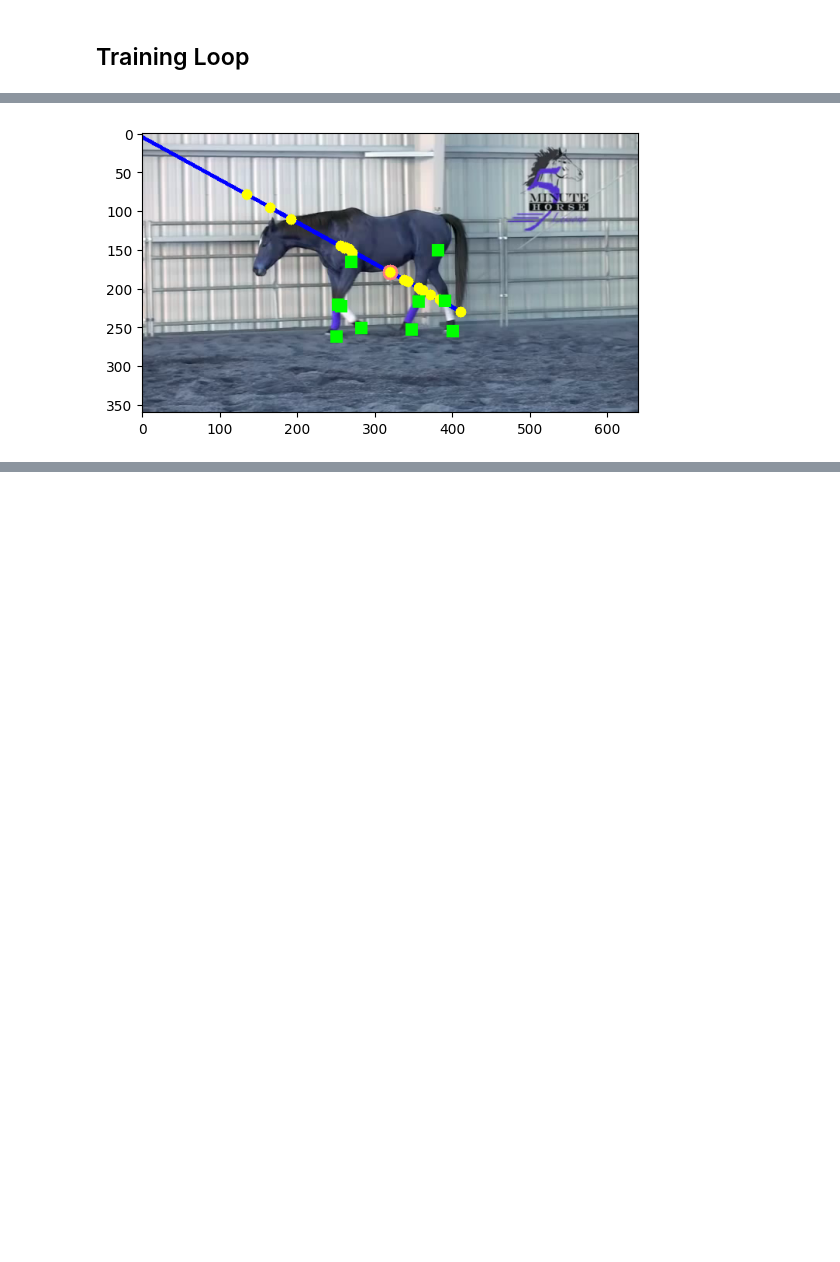
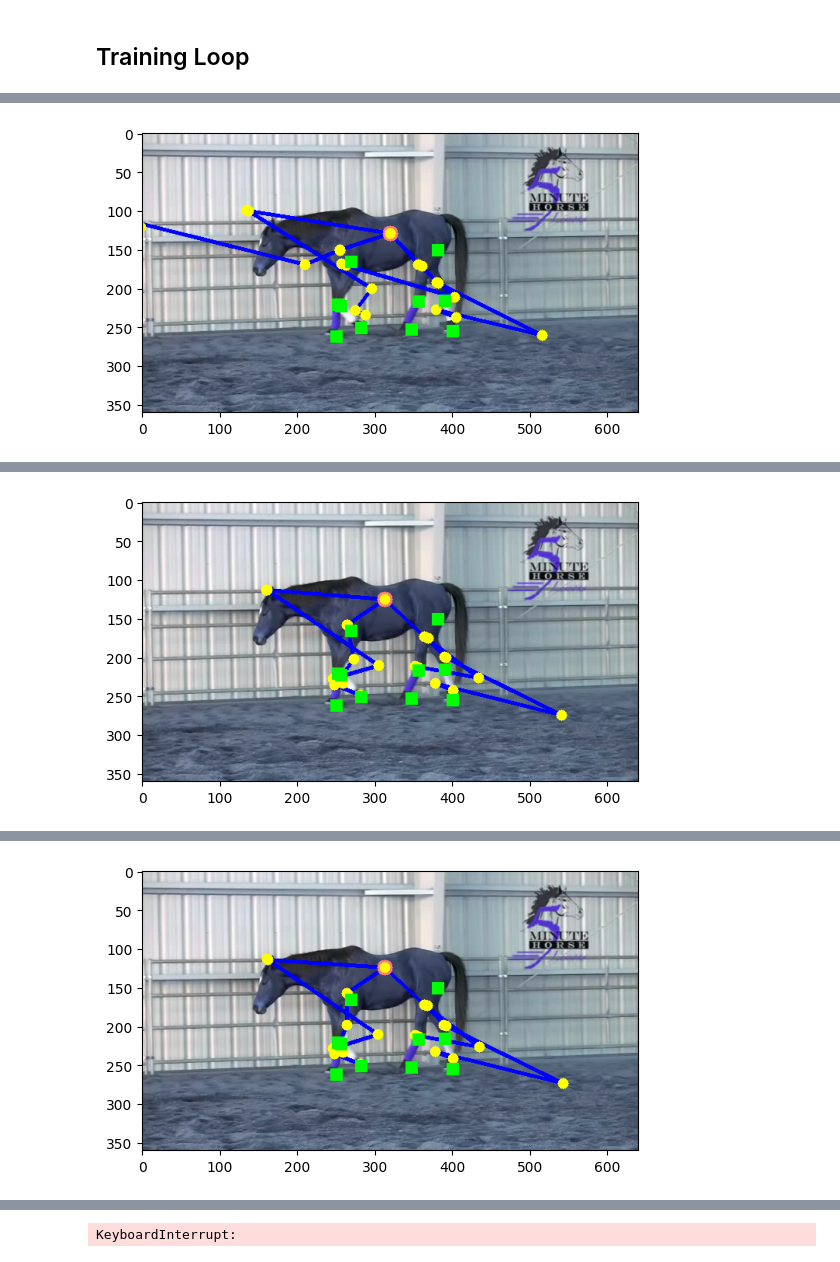
Before and after one commit to amanguptaBay/DiffRobotA1, a Jupyter notebook: optimizationWithImage.ipynb, the cells around one changed output, grey strips where cells are left out. Saved outputs shown, nothing was run; the diff lists cells and outputs as text; code cells hidden in the pictures; blank space fills up the shorter version.

Commit message:
Batch Optimization + Removed Joint Limits

```diff
--- a/optimizationWithImage.ipynb
+++ b/optimizationWithImage.ipynb
@@ -295,7 +295,9 @@ lines = [(joint.find("./parent").attrib.get("link"),joint.find("./child").attrib
 links = [('base', 'trunk'), ('trunk', 'imu_link'), ('trunk', 'FR_hip'), ('FR_hip', 'FR_thigh_shoulder'), ('FR_hip', 'FR_thigh'), ('FR_thigh', 'FR_calf'), ('FR_calf', 'FR_foot'), ('trunk', 'FL_hip'), ('FL_hip', 'FL_thigh_shoulder'), ('FL_hip', 'FL_thigh'), ('FL_thigh', 'FL_calf'), ('FL_calf', 'FL_foot'), ('trunk', 'RR_hip'), ('RR_hip', 'RR_thigh_shoulder'), ('RR_hip', 'RR_thigh'), ('RR_thigh', 'RR_calf'), ('RR_calf', 'RR_foot'), ('trunk', 'RL_hip'), ('RL_hip', 'RL_thigh_shoulder'), ('RL_hip', 'RL_thigh'), ('RL_thigh', 'RL_calf'), ('RL_calf', 'RL_foot')]
 
 
-init_angles = torch.tensor([0.0 for joint in learnable_robot_model.get_joint_limits()])
+init_angles = torch.tensor([ 0.3, -0.1, -0.3,  0.2, -0.1, -0.6, -1.1,  0.0, 0.0,
+          -0.5, -0.2, -0.4])
+init_angles = init_angles.repeat(imgCount,1)
 joint_angles = init_angles.requires_grad_(True)
 
 constantTensor = lambda constant: torch.tensor(float(constant))
@@ -304,28 +306,31 @@ differentiableConstantTensor = lambda constant: torch.tensor(float(constant), re
 fx = differentiableConstantTensor(1)
 fy  = differentiableConstantTensor(1)
 u0 = differentiableConstantTensor(320)
-v0 = differentiableConstantTensor(180)
+v0 = differentiableConstantTensor(130)
 
 
 
-tx = differentiableConstantTensor(0)
-ty = differentiableConstantTensor(0)
-tz = differentiableConstantTensor(1)
+tx = torch.ones((imgCount,))*0
+tx = tx.requires_grad_(True)
+ty = torch.ones((imgCount,))*0
+ty = ty.requires_grad_(True)
+tz = torch.ones((imgCount,))*1
+tz = tz.requires_grad_(True)
 
 
-extrinsicRotationQuaternion = torch.tensor([-0.824,0.002,0.538,-0.179])
+extrinsicRotationQuaternion = torch.tensor([-0.778, -0.084,  0.627, -0.107])
+extrinsicRotationQuaternion = extrinsicRotationQuaternion.unsqueeze(0) * torch.ones((imgCount,4))
 extrinsicRotationQuaternion = extrinsicRotationQuaternion.requires_grad_(True)
-
 
 %matplotlib inline
 VERBOSE = True
 
-optimizer = torch.optim.Adam([fx,fy,u0,v0,tx,ty,tz,extrinsicRotationQuaternion, joint_angles] + list(learnable_robot_model.parameters()), lr=1e-3)
+optimizer = torch.optim.Adam([fx,fy,u0,v0,tx,ty,tz,extrinsicRotationQuaternion, joint_angles]+ list(learnable_robot_model.parameters()), lr=1e-3)
 def debugPrint(*args, **kwargs):
     if VERBOSE:
         print(*args, **kwargs)
 print("Starting Training")
-images = []
+robotEEPositions = None
 for epoch in range(20*1000):
     optimizer.zero_grad()
     intrinsic = torch.vstack([
@@ -333,24 +338,33 @@ for epoch in range(20*1000):
         torch.hstack([constantTensor(0),fy, v0]),
         torch.hstack([constantTensor(0),constantTensor(0), constantTensor(1)])
     ])
-    extriniscTransformation = torch.vstack((tx,ty,tz))
+
+    formatTensor = torch.tensor([1.0,0.0,0.0])
+    xComponent = tx.reshape((-1,*((1,)*(len(formatTensor.shape)))))*(formatTensor.unsqueeze(0))
+    formatTensor = torch.tensor([0.0,1.0,0.0])
+    yComponent = ty.reshape((-1,*((1,)*(len(formatTensor.shape)))))*(formatTensor.unsqueeze(0))
+    formatTensor = torch.tensor([0.0,0.0,1.0])
+    zComponent = tz.reshape((-1,*((1,)*(len(formatTensor.shape)))))*(formatTensor.unsqueeze(0))
+
+    extriniscTransformation = xComponent + yComponent + zComponent
     extrinsicRotation = pytorch3d.transforms.quaternion_to_matrix(extrinsicRotationQuaternion)
-    extrinsic = torch.hstack((extrinsicRotation, extriniscTransformation))
+    extriniscTransformation = extriniscTransformation.reshape(4,3,1)
+    extrinsic = torch.cat((extrinsicRotation, extriniscTransformation),2)
 
 
     #Get Robot Projection
     robotEEPositions = learnable_robot_model.compute_forward_kinematics_all_links(joint_angles)
     #Prune Rotation Information
     robotEEPositions = {linkName: robotEEPositions[linkName][0] for linkName in robotEEPositions}
-    jointPosition = torch.cat([robotEEPositions[joint] for joint in robot_joints_for_training])
+    jointPosition = torch.hstack([robotEEPositions[joint].unsqueeze(1) for joint in robot_joints_for_training])
     def calculateCameraProjection(intrinsic, extrinsic, jointPositions):
         transform = intrinsic@extrinsic
-        pixelPositions = transform@(homogenize_vectors(jointPositions).unsqueeze(-1))
-        pixelPositions = pixelPositions.squeeze(-1)
+        pixelPositions = transform@(homogenize_vectors(jointPositions).transpose(1,2))
+        pixelPositions = pixelPositions.transpose(1,2)
         pixelPositions = dehomogenize_vector(pixelPositions)
         return pixelPositions
     jointCameraPositions = calculateCameraProjection(intrinsic, extrinsic, jointPosition)
-    loss = torch.sum(torch.sqrt(torch.sum(torch.pow(jointCameraPositions - torch.from_numpy(training_data), 2),-1)))
+    loss = torch.sum(torch.sqrt(torch.sum(torch.pow(jointCameraPositions.reshape(-1,2) - ((training_data).reshape(-1,2)), 2),-1)))
 
 
 
@@ -362,10 +376,11 @@ for epoch in range(20*1000):
     if epoch % n == 0 and VERBOSE:
         #Print every n epoch's including the 0th one
         print(f"Epoch {epoch}: Loss ({loss})")
-        img = image.copy()
+        img = (images[0]).copy()
         print(f"Plotted Image Size: {img.shape}")
-        positionByJoint = torch.cat(tuple(robotEEPositions.values()))
-        allJointPosiitons = calculateCameraProjection(intrinsic, extrinsic, positionByJoint)
+        positionByJoint = torch.cat([v[0].unsqueeze(0) if len(v.shape) >= 2 else v.unsqueeze(0) for v in robotEEPositions.values()])
+        #
+        allJointPosiitons = calculateCameraProjection(intrinsic, extrinsic, positionByJoint.unsqueeze(0).repeat(imgCount,1,1))[0]
         jointToCameraPosition = {key:allJointPosiitons[index] for index,key in enumerate(robotEEPositions)}
         size = 15
         #Draw Robot Links
@@ -392,7 +407,7 @@ for epoch in range(20*1000):
             img = cv2.circle(img,(x, y),dotSize,color,-1)
         #Draw Keypoints
         print(f"Plotted Image Size: {img.shape}")
-        for x,y in training_data:
+        for x,y in training_data[0]:
             color = (0,255,0)
             img = cv2.rectangle(img, (int(x), int(y)),(int(x)+size, int(y)+size), color, -1)
         images.append(img)
@@ -413,8 +428,8 @@ Epoch 0: Loss (1260.166748046875)
 Plotted Image Size: (360, 640, 3)
 Plotted Image Size: (360, 640, 3)
 Drawing base
 Plotted Image Size: (360, 640, 3)
 Plotted Image Size: (360, 640, 3)
-[figure, old version]
+[figure, new version]
 Passed Epoch 0
 Passed Epoch 1
@@ -421,0 +452 @@ Epoch 100: Loss (478.93768310546875)
+[figure, added]
@@ -422,0 +469 @@ KeyboardInterrupt:
+[figure, added]
@@ -422,0 +491 @@ KeyboardInterrupt:
+KeyboardInterrupt:
```
Also changed, not shown: parts of 20 cells of this notebook, 2 other files.
